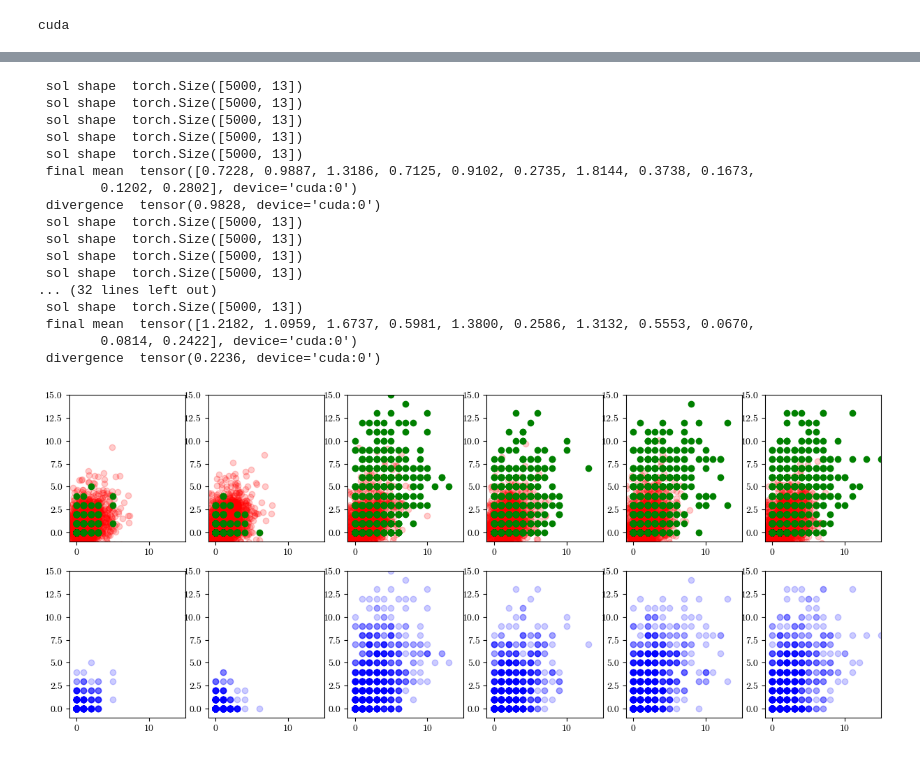
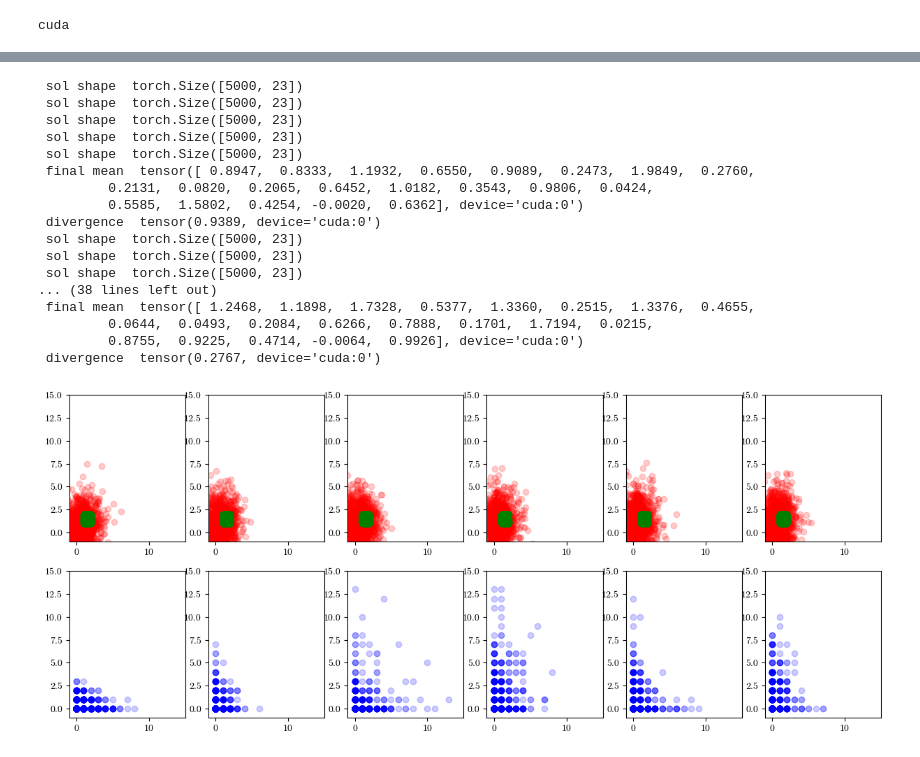
Before and after one commit to SuryanarayanaMK/PFI, a Jupyter notebook: score_validate_exvivo.ipynb, the cells around one changed output, grey strips where cells are left out. Cells and saved outputs as stored; diff of their text form; code cells hidden in the pictures.

Commit message:
score-validation

```diff
--- a/score_validate_exvivo.ipynb
+++ b/score_validate_exvivo.ipynb
@@ -80,7 +80,7 @@ def load_data(path,nsamples,genes,time_str,cell_type_str):
 
     return samples, unique_times, ind_array, adata.obs[str(cell_type_str)]
 
-geneset_num = 2;
+geneset_num = 4;
 genes = genesets_exvivo[geneset_num]
 print(" genes used ", genes)
 
@@ -114,6 +117,10 @@ Categories (7, object): ['Ery1', 'Ery2', 'HSPC', 'MPP1', 'MPP2', 'Mk1', 'Mk2']
 # %%
-scoreNet = torch.load('/mnt/ceph/users/smaddu/stochastic_inference/score_newset_spectral_exvivo_HSPC_general_N6000_Ndim'+str(Ndim)+'_Np50_seed0_set'+str(geneset_num)+'.pth',weights_only=False)
-#scoreNet = torch.load('/mnt/ceph/users/smaddu/stochastic_inference/fm_HSPCcount_unequal_DSM_score_geneset'+str(geneset_num)+'_af'+str(af)+'_Np'+str(Np)+'_ep'+str(epoch)+'_ELU.pth')
+spectral_flag = True;
+
+if(spectral_flag):
+    scoreNet = torch.load('/mnt/ceph/users/smaddu/stochastic_inference/score_newset_spectral_exvivo_HSPC_general_N6000_Ndim'+str(Ndim)+'_Np90_seed0_set'+str(geneset_num)+'.pth',weights_only=False)
+else:
+    scoreNet = torch.load('/mnt/ceph/users/smaddu/stochastic_inference/score_newset_exvivo_HSPC_general_N6000_Ndim'+str(Ndim)+'_Np90_seed0_set'+str(geneset_num)+'.pth',weights_only=False)
 scoreNet = scoreNet.eval()
 # %%
 scoreNet
@@ -148,69 +155,50 @@ def generate_data_DSM(eps,maxiter,infNet,Nsamples,init_,time_,L):
             guru = infNet(sol)
             sol[:,0:Ndim] = sol[:,0:Ndim] + 0.5*alpha*guru + np.sqrt(alpha)*z
     print(" final mean ",torch.mean(sol,axis=0)[0:Ndim])
     sol = sol.cpu().data.numpy().reshape(Nsamples,Ndim+2)
     return sol
 
-def validate_score(scoreNet,Ndim,nsnaps,Dist,L):
-    nsamples = Dist.shape[1];
-    loss = samples_loss.SamplesLoss("energy")
-    eps = 5e-3; maxiter = 100;
-    for tinf in range(0,nsnaps):
-        with torch.no_grad():
-            infNet = scoreNet.eval()
-            init_  = np.random.uniform(1.0,4.0,(nsamples,Ndim+2))  #
-            init_[:,0:Ndim] = Dist[tinf,:,0:Ndim]
-            print(" true mean ",np.mean(Dist[tinf,:,0:Ndim],axis=0)[0:Ndim])
-            sol = generate_data_DSM(eps,maxiter,infNet,nsamples,init_,tp[tinf],L);
-            divergence = loss(torch.tensor(sol[::2,0:Ndim],dtype=torch.float32,device=device),torch.tensor(Dist[tinf,::2,0:Ndim],dtype=torch.float32,device=device))
-            print(" divergence for k ", tinf, " is ", divergence)
-            print(" \n ")
-    return _
-
-#_ = validate_score(scoreNet,Ndim,nsnaps,Dist,L);
-
-indx = 2; indy = 1;
+indx = 3; indy = 0;
 nsnaps = Dist.shape[0]; nsamples = Dist.shape[1]; L = 5;
 loss = samples_loss.SamplesLoss("energy")
 eps = 5e-3; maxiter = 250; lim_ = 15; res = 4;
 for tinf in range(0,nsnaps):
     with torch.no_grad():
         infNet = scoreNet.eval()
         init_  = np.random.uniform(1.0,2.0,(nsamples,Ndim+2))  #
-        init_[:,0:Ndim] = Dist[tinf,:,0:Ndim]
+        #init_[:,0:Ndim] = Dist[tinf,:,0:Ndim]
         sol = generate_data_DSM(eps,maxiter,infNet,nsamples,init_,tp[tinf],L);
-
         divergence = loss(torch.tensor(sol[0:5000,0:Ndim],dtype=torch.float32,device=device),torch.tensor(Dist[tinf,0:5000,0:Ndim],dtype=torch.float32,device=device))
         print(" divergence ", divergence)
 
     #print(sol[:,0:Ndim].shape, torch.tensor(Dist[tinf,:,0:Ndim],dtype=torch.float32,device=device).shape)
     plt.subplot(2,nsnaps,tinf+1)
     plt.scatter(sol[::res,indx],sol[::res,indy],color='red',alpha=0.2)
     plt.scatter(init_[::res,indx],init_[::res,indy],color='green')
     plt.xlim(-1,lim_); plt.ylim(-1,lim_); plt.xlim(-1,lim_); plt.ylim(-1,lim_)
     #plt.xlim(0,4); plt.ylim(0,4)
     #plt.scatter(init_[:,0],init_[:,1],color='green',alpha=0.2)
     #plt.scatter(Dist[tinf,:,3], Dist[tinf,:,1],color='blue',alpha=0.2)
     plt.subplot(2,nsnaps,nsnaps+tinf+1)
     plt.scatter(Dist[tinf,::res,indx],Dist[tinf,::res,indy],color='blue',alpha=0.2)
     plt.xlim(-1,lim_); plt.ylim(-1,lim_); plt.xlim(-1,lim_); plt.ylim(-1,lim_)
 plt.gcf().set_size_inches(15,6)
 # %% [output]
- sol shape  torch.Size([5000, 13])
- sol shape  torch.Size([5000, 13])
- sol shape  torch.Size([5000, 13])
- sol shape  torch.Size([5000, 13])
- sol shape  torch.Size([5000, 13])
- final mean  tensor([0.7228, 0.9887, 1.3186, 0.7125, 0.9102, 0.2735, 1.8144, 0.3738, 0.1673,
-        0.1202, 0.2802], device='cuda:0')
- divergence  tensor(0.9828, device='cuda:0')
- sol shape  torch.Size([5000, 13])
- sol shape  torch.Size([5000, 13])
- sol shape  torch.Size([5000, 13])
- sol shape  torch.Size([5000, 13])
-... (32 lines left out)
- sol shape  torch.Size([5000, 13])
- final mean  tensor([1.2182, 1.0959, 1.6737, 0.5981, 1.3800, 0.2586, 1.3132, 0.5553, 0.0670,
-        0.0814, 0.2422], device='cuda:0')
- divergence  tensor(0.2236, device='cuda:0')
+ sol shape  torch.Size([5000, 23])
+ sol shape  torch.Size([5000, 23])
+ sol shape  torch.Size([5000, 23])
+ sol shape  torch.Size([5000, 23])
+ sol shape  torch.Size([5000, 23])
+ final mean  tensor([ 0.8947,  0.8333,  1.1932,  0.6550,  0.9089,  0.2473,  1.9849,  0.2760,
+         0.2131,  0.0820,  0.2065,  0.6452,  1.0182,  0.3543,  0.9806,  0.0424,
+         0.5585,  1.5802,  0.4254, -0.0020,  0.6362], device='cuda:0')
+ divergence  tensor(0.9389, device='cuda:0')
+ sol shape  torch.Size([5000, 23])
+ sol shape  torch.Size([5000, 23])
+ sol shape  torch.Size([5000, 23])
+... (38 lines left out)
+ final mean  tensor([ 1.2468,  1.1898,  1.7328,  0.5377,  1.3360,  0.2515,  1.3376,  0.4655,
+         0.0644,  0.0493,  0.2084,  0.6266,  0.7888,  0.1701,  1.7194,  0.0215,
+         0.8755,  0.9225,  0.4714, -0.0064,  0.9926], device='cuda:0')
+ divergence  tensor(0.2767, device='cuda:0')
-[figure, old version]
+[figure, new version]
```
Also changed, not shown: parts of 3 cells of this notebook.
